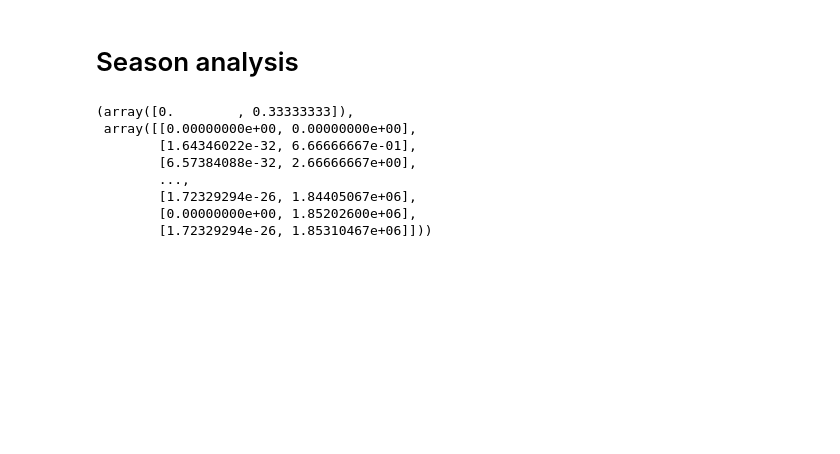
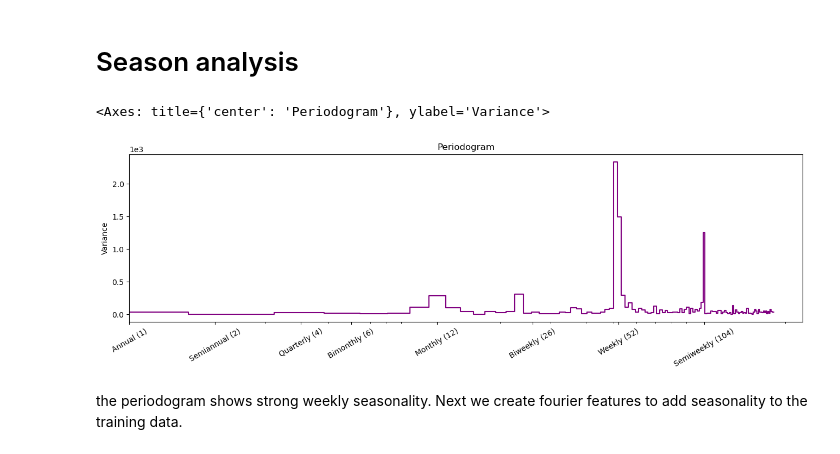
Before and after one commit to jmlacasa/kaggle-store-sales-forecast, a Jupyter notebook: time-series-analysis.ipynb, the cells around one changed output. Drawn from its saved outputs; the diff is of its cells as text; code cells hidden in the pictures; blank space fills up the shorter version.

```diff
--- a/time-series-analysis.ipynb
+++ b/time-series-analysis.ipynb
@@ -182,18 +196,54 @@ y_detrended.plot(**plot_params, title="Detrended Average Sales")
 # Season analysis
 # %%
 from scipy.signal import periodogram
+# %%
+X = average_sales['sales'].loc['2017'].to_frame()
+# %%
+def plot_periodogram(ts, detrend='linear', ax=None):
+    from scipy.signal import periodogram
+    fs = pd.Timedelta("1Y") / pd.Timedelta("1D")
+    freqencies, spectrum = periodogram(
+        ts,
+        fs=fs,
+        detrend=detrend,
+        window="boxcar",
+        scaling='spectrum',
+    )
+    if ax is None:
+        _, ax = plt.subplots(figsize=(16, 4))
+    ax.step(freqencies, spectrum, color="purple")
+    ax.set_xscale("log")
+    ax.set_xticks([1, 2, 4, 6, 12, 26, 52, 104])
+    ax.set_xticklabels(
+        [
+            "Annual (1)",
+            "Semiannual (2)",
+            "Quarterly (4)",
+            "Bimonthly (6)",
+            "Monthly (12)",
+            "Biweekly (26)",
+            "Weekly (52)",
+            "Semiweekly (104)",
+        ],
+        rotation=30,
+    )
+    ax.ticklabel_format(axis="y", style="sci", scilimits=(0, 0))
+    ax.set_ylabel("Variance")
+    ax.set_title("Periodogram")
+
+    return ax
 # %%
 X["week"] = X.index.week
 X["day"] = X.index.dayofweek
 # seasonal_plot(X, y='sales', period='week', freq='day');
+# days within a year
+X["dayofyear"] = X.index.dayofyear
+X["year"] = X.index.year
+# fig, (ax0, ax1) = plt.subplots(2, 1, figsize=(11, 6))
-# %%
-periodogram(X)
-# %% [output]
-(array([0.        , 0.33333333]),
- array([[0.00000000e+00, 0.00000000e+00],
-        [1.64346022e-32, 6.66666667e-01],
-        [6.57384088e-32, 2.66666667e+00],
-        ...,
-        [1.72329294e-26, 1.84405067e+06],
-        [0.00000000e+00, 1.85202600e+06],
-        [1.72329294e-26, 1.85310467e+06]]))
+# %%
+plot_periodogram(X['sales'])
+# %% [output]
+<Axes: title={'center': 'Periodogram'}, ylabel='Variance'>
+[figure, added]
+# %% [markdown]
+the periodogram shows strong weekly seasonality. Next we create fourier features to add seasonality to the training data.
```
Also changed, not shown: parts of 35 cells of this notebook, 1 other file.
